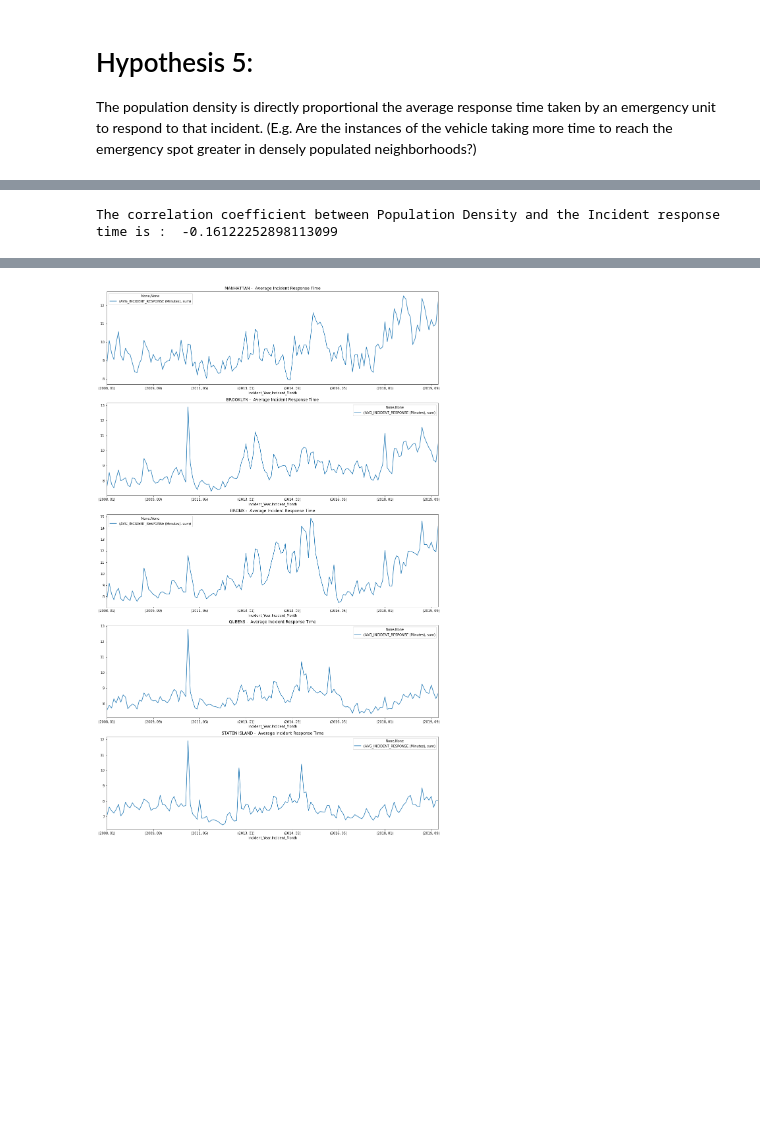
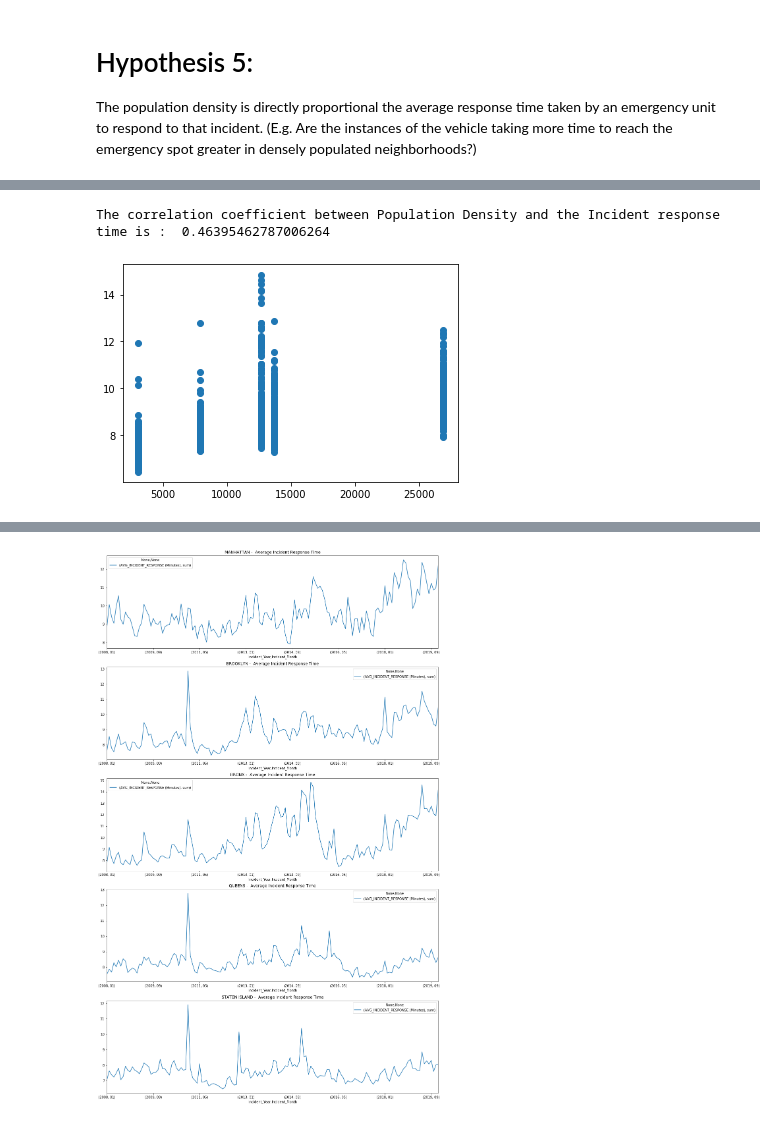
Before and after one commit to rahulrohri/PR_FP_RahulMegha, a Jupyter notebook: Final Project PR_v10.ipynb, the cells around one changed output, grey strips where cells are left out. Saved outputs shown, nothing was run; the diff lists cells and outputs as text; code cells hidden in the pictures; blank space fills up the shorter version.

```diff
--- a/Final Project PR_v10.ipynb
+++ b/Final Project PR_v10.ipynb
@@ -835,8 +629,9 @@ result_inc_resp_df
 # %%
 #calculating the correlation between Population Density and the incident response time
 #https://stackoverflow.com/questions/49350445/correlation-coefficient-of-two-columns-in-pandas-dataframe-with-corr
-correlation_coeff = corr_coeff(result_df['Population Density'],result_inc_resp_df['AVG_INCIDENT_RESPONSE (Minutes)'])
+correlation_coeff = corr_coeff(EMS_Result_df['Population Density'],EMS_Result_df['AVG_INCIDENT_RESPONSE (Minutes)'])
 print('The correlation coefficient between Population Density and the Incident response time is : ',correlation_coeff)
 # %% [output]
-The correlation coefficient between Population Density and the Incident response time is :  -0.16122252898113099
+The correlation coefficient between Population Density and the Incident response time is :  0.46395462787006264
+[figure, added]
 # %%
```
Also changed, not shown: parts of 68 cells of this notebook.
